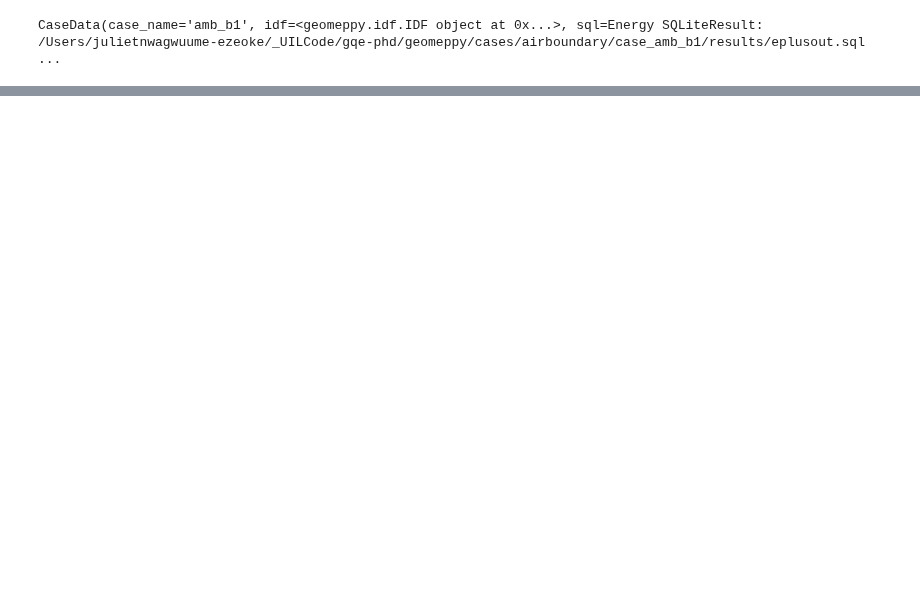
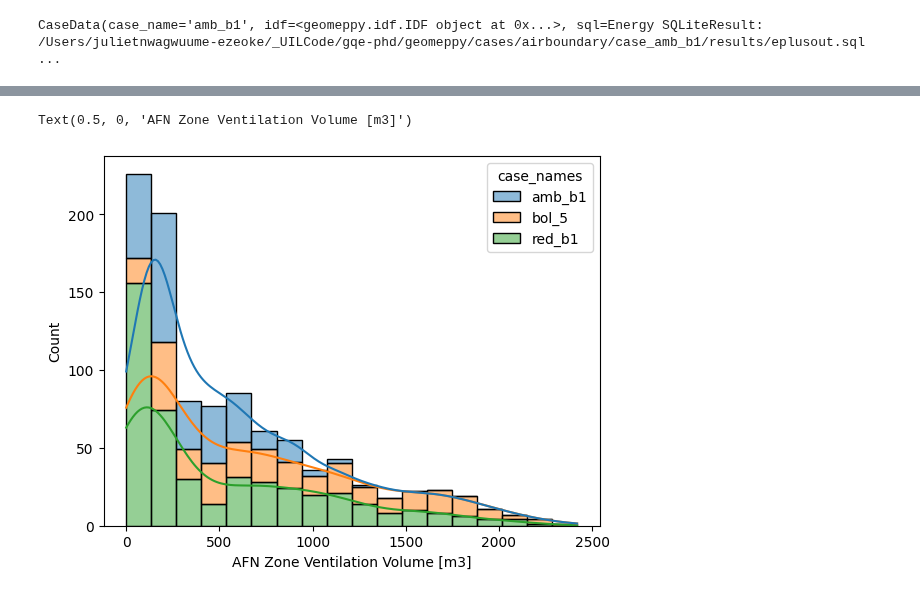
Before and after one commit to juliet29/plan2EPlus, a Jupyter notebook: _notebooks/t05_svg2plan.ipynb, the cells around one changed output, grey strips where cells are left out. Drawn from its saved outputs; the diff is of its cells as text; code cells hidden in the pictures; blank space fills up the shorter version.

Commit message:
volume analysis

```diff
--- a/_notebooks/t05_svg2plan.ipynb
+++ b/_notebooks/t05_svg2plan.ipynb
@@ -128,0 +47,3 @@ g.set_ylabels(qoi_info)
+# %%
+df_vol = create_zone_vol_df_many(cases)
+df_vol.head()
@@ -128,0 +59,12 @@ g.set_ylabels(qoi_info)
+# %%
+# vent - no 0s
+values = "values"
+qoi = "qoi"
+df_filter = df_vol.filter(pl.col(values) > 0)
+g = sns.histplot(df_filter, x=values,  hue="case_names", kde=True, multiple="stack", fill=True)
+
+_, qoi_info = get_plot_labels(sc, df_vol[qoi][0])
+g.set_xlabel(qoi_info)
+# %% [output]
+Text(0.5, 0, 'AFN Zone Ventilation Volume [m3]')
+[figure, added]
```
Also changed, not shown: parts of 13 cells of this notebook, 6 other files.
